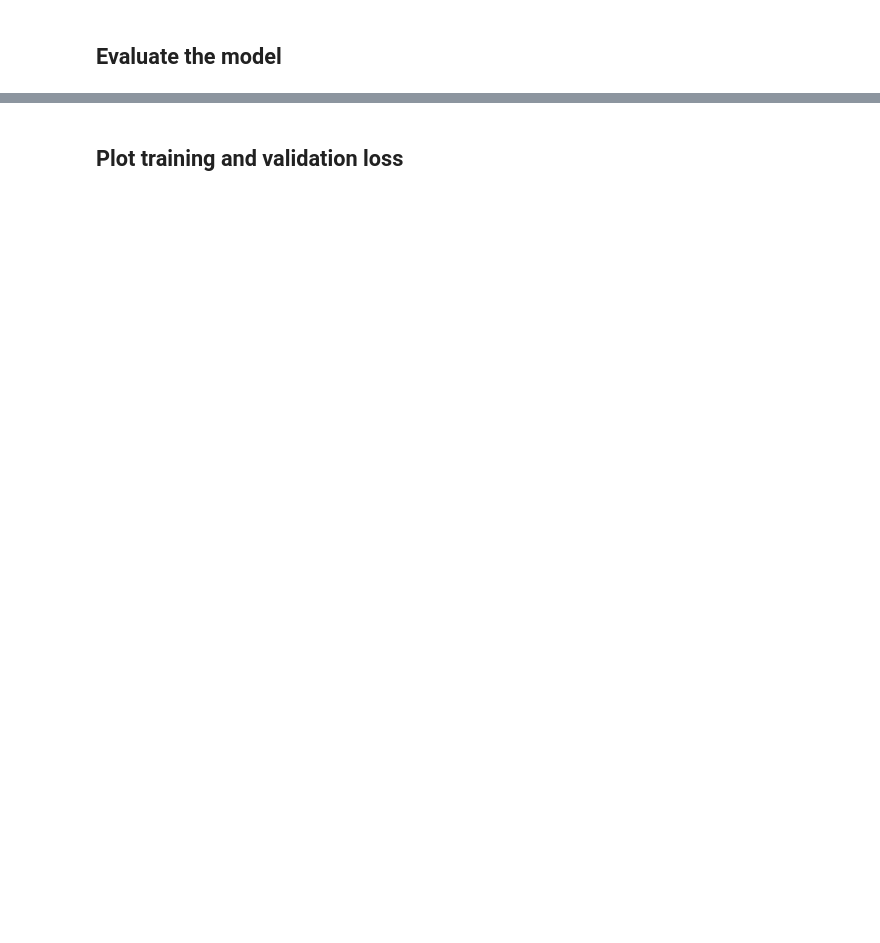
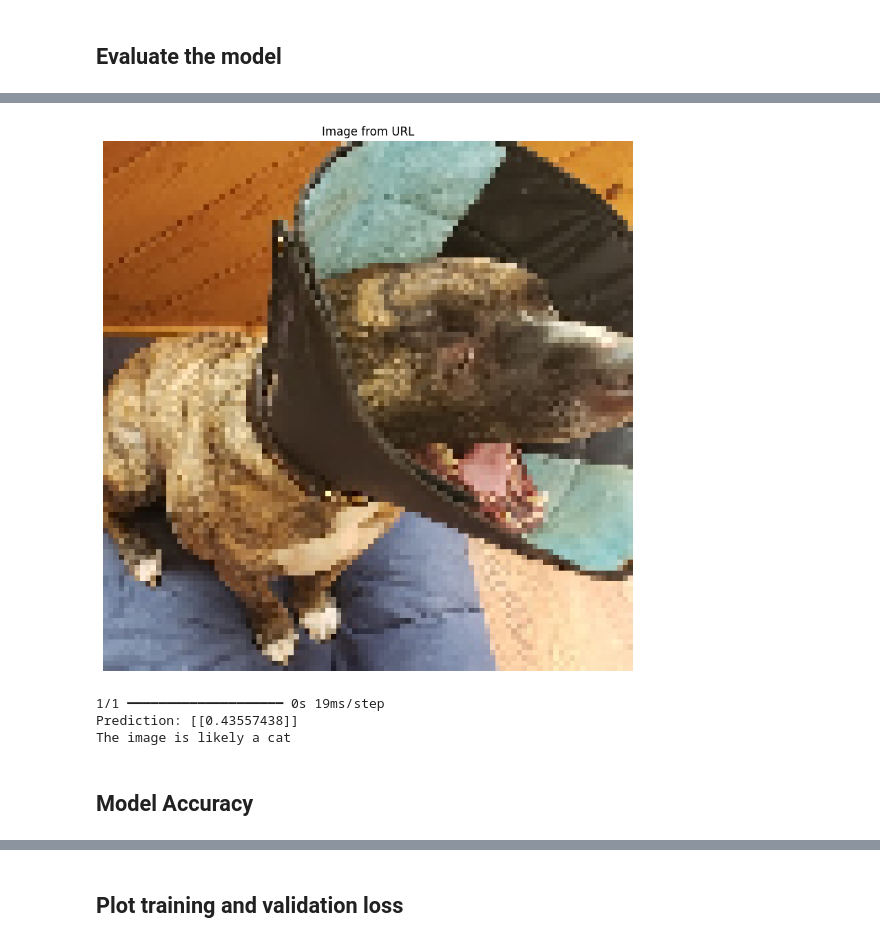
Before and after one commit to RSBalchII/cohort-15-data-science, a Jupyter notebook: Colab_Notebooks/Module_6_Deep_Learning/Projects/Project_6_ID_CatDog.ipynb, the cells around one changed output, grey strips where cells are left out. Cells and saved outputs as stored; diff of their text form; code cells hidden in the pictures; blank space fills up the shorter version.

Commit message:
main: update

```diff
--- a/Colab_Notebooks/Module_6_Deep_Learning/Projects/Project_6_ID_CatDog.ipynb
+++ b/Colab_Notebooks/Module_6_Deep_Learning/Projects/Project_6_ID_CatDog.ipynb
@@ -8,6 +9,7 @@ With my available datasets I want to train a model to accurately identify whethe
 url = 'https://ddc-datascience.s3.amazonaws.com/Projects/Project.6-Images/Data/X.pickle'
 url2 = 'https://ddc-datascience.s3.amazonaws.com/Projects/Project.6-Images/Data/y.pickle'
 url3 = 'https://ddc-datascience.s3.amazonaws.com/Projects/Project.6-Images/Data/dog.jpg'
+url4 = 'https://th.bing.com/th/id/OIP.gf4OjfhgyqE87NR4bCn-zwHaEf?rs=1&pid=ImgDetMain'
 # %% [markdown]
 ## Imports
 # %%
@@ -145,3 +180,39 @@ predictions = model.predict(X_test)
+# %%
+
+# Use the function
+show_image_from_url(url4)
+
+# Load and preprocess the image from url4
+img = image.load_img(get_file('temp_image', url4), target_size=(X.shape[1], X.shape[2]))
+
+# Convert the image to a numpy array and normalize
+img_array = image.img_to_array(img) / 255.0
+
+# Add a batch dimension
+img_array = np.expand_dims(img_array, axis=0)
+
+# Convert to grayscale if necessary
+if img_array.shape[-1] == 3:
+    img_array = tf.image.rgb_to_grayscale(img_array)
+
+# Make prediction
+prediction = model.predict(img_array)
+
+# Print the prediction
+print(f"Prediction: {prediction}")
+
+# Interpret the prediction (assuming 0 is cat and 1 is dog)
+if prediction[0][0] < 0.5:
+    print("The image is likely a cat")
+else:
+    print("The image is likely a dog")
+# %% [output]
+[figure, added]
+1/1 ━━━━━━━━━━━━━━━━━━━━ 0s 19ms/step
+Prediction: [[0.43557438]]
+The image is likely a cat
+# %% [markdown]
+## Model Accuracy
 # %%
 plt.plot(history.history['accuracy'], label='Training Accuracy')
 plt.plot(history.history['val_accuracy'], label='Validation Accuracy')
```
Also changed, not shown: parts of 14 cells of this notebook, 1 other file.
